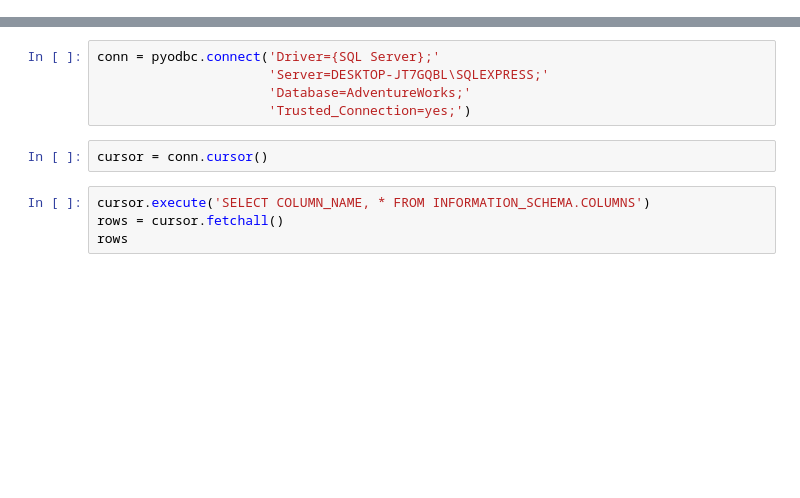
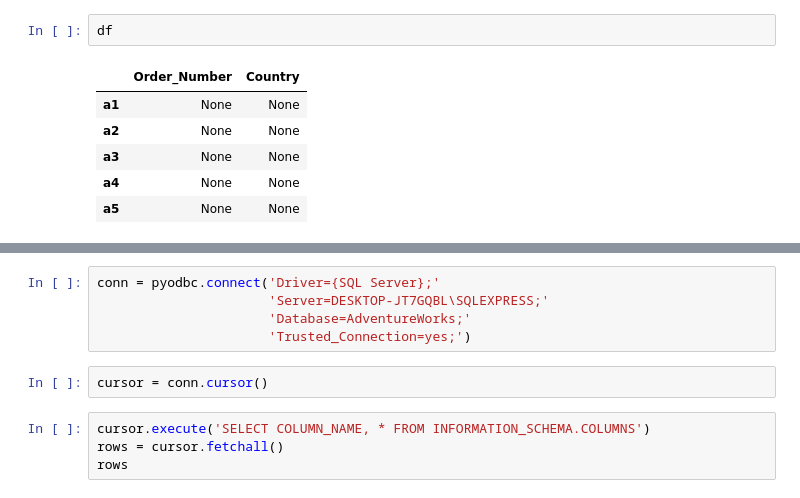
Before and after one commit to LuyiTang/Adventureworks, a Jupyter notebook: DataFrame_AW.ipynb, the cells around one changed output, grey strips where cells are left out. Saved outputs shown, nothing was run; the diff lists cells and outputs as text; blank space fills up the shorter version.

```diff
--- a/DataFrame_AW.ipynb
+++ b/DataFrame_AW.ipynb
@@ -4,0 +62,9 @@ import matplotlib.pyplot as plt
+# %%
+df
+# %% [output]
+|  | Order_Number | Country |
+| a1 | None | None |
+| a2 | None | None |
+| a3 | None | None |
+| a4 | None | None |
+| a5 | None | None |
```
Also changed, not shown: parts of 21 cells of this notebook.
